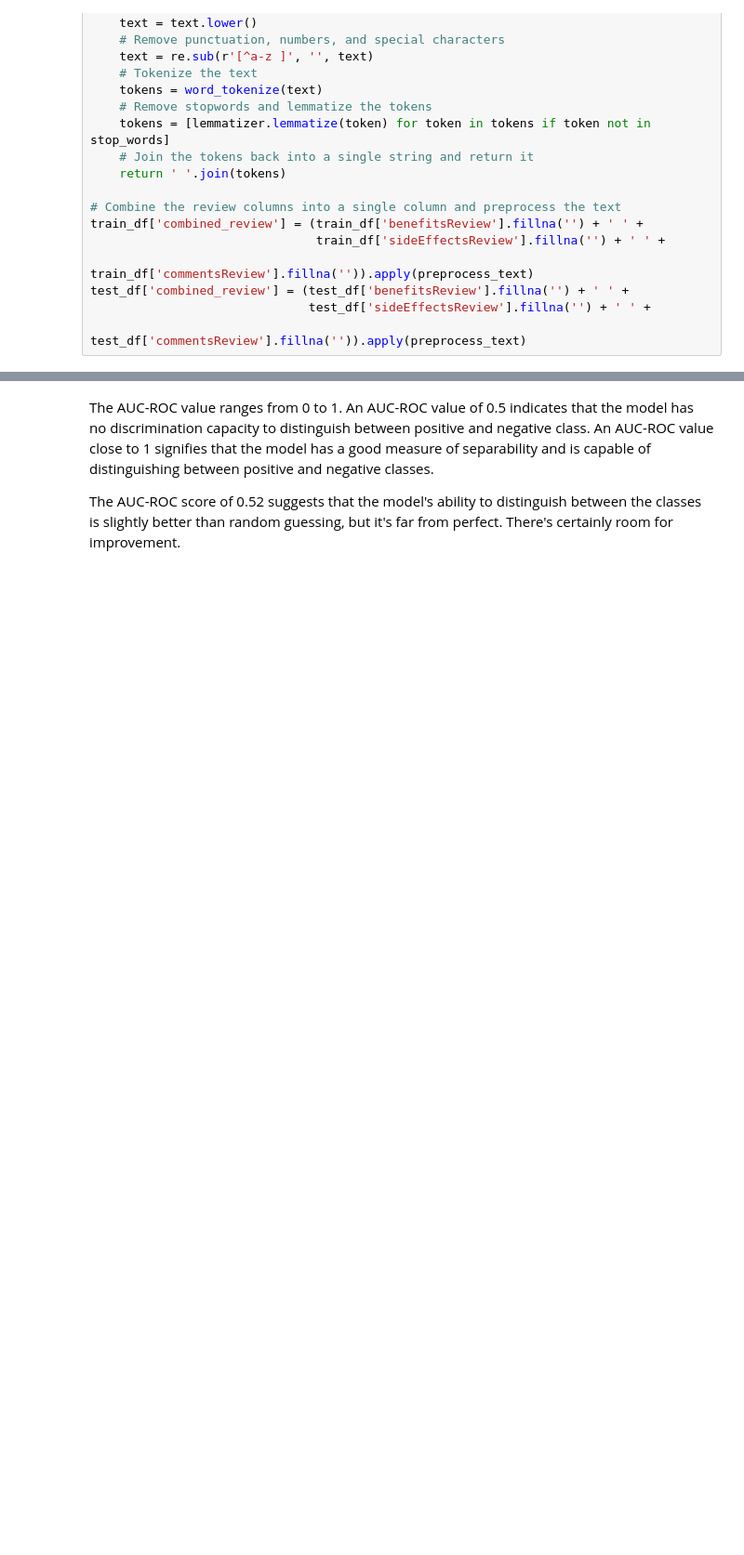
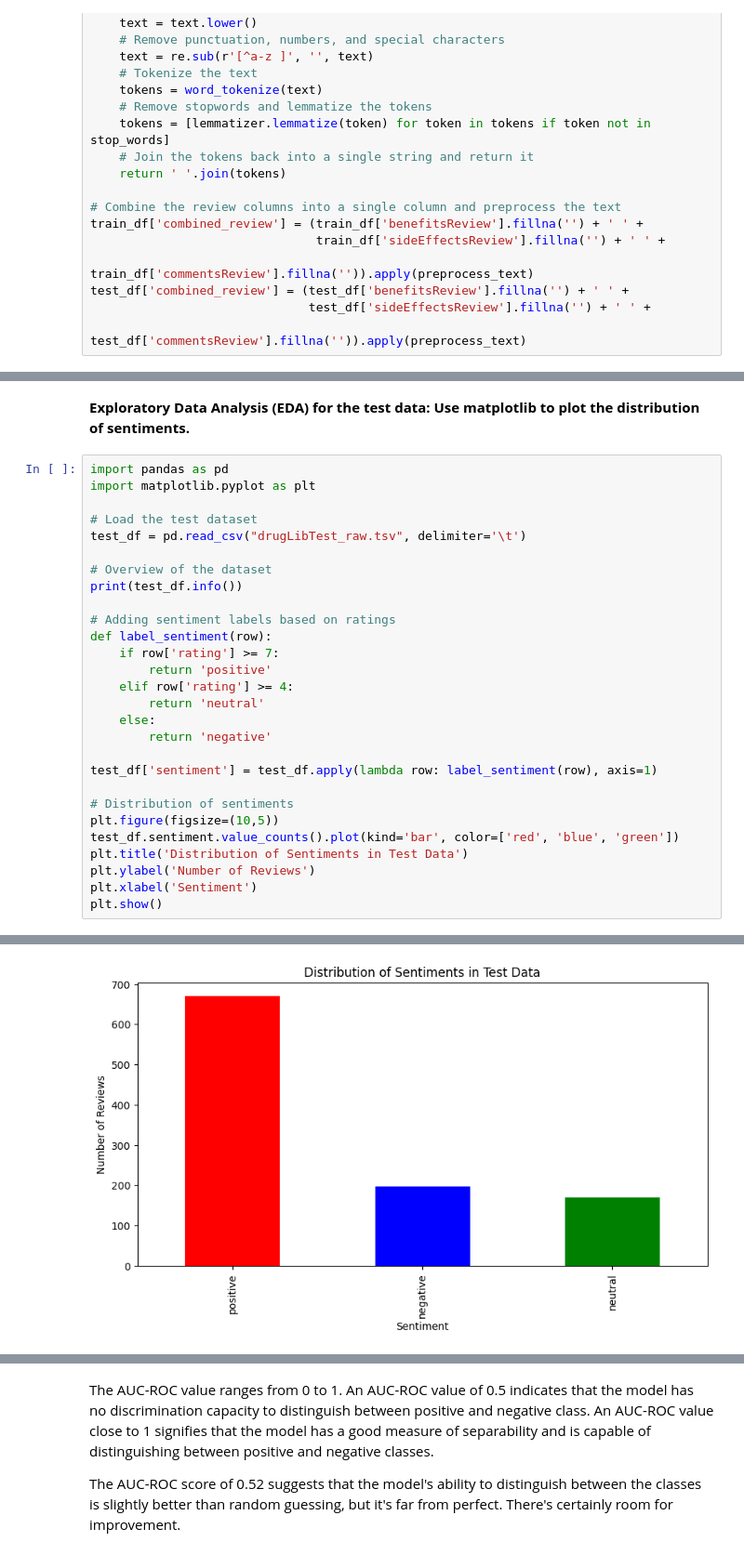
Before and after one commit to TAlkam/Sentiment-Analysis-on-Drug-Reviews, a Jupyter notebook: Sentiment_Analysis.ipynb, the cells around one changed output, grey strips where cells are left out. Shown at 93% size. Saved outputs shown, nothing was run; the diff lists cells and outputs as text; blank space fills up the shorter version.

```diff
--- a/Sentiment_Analysis.ipynb
+++ b/Sentiment_Analysis.ipynb
@@ -151,0 +196,31 @@ plt.show()
+# %% [markdown]
+**Exploratory Data Analysis (EDA) for the test data: Use matplotlib to plot the distribution of sentiments.**
+# %%
+import pandas as pd
+import matplotlib.pyplot as plt
+
+# Load the test dataset
+test_df = pd.read_csv("drugLibTest_raw.tsv", delimiter='\t')
+
+# Overview of the dataset
+print(test_df.info())
+
+# Adding sentiment labels based on ratings
+def label_sentiment(row):
+    if row['rating'] >= 7:
+        return 'positive'
+    elif row['rating'] >= 4:
+        return 'neutral'
+    else:
+        return 'negative'
+
+test_df['sentiment'] = test_df.apply(lambda row: label_sentiment(row), axis=1)
+
+# Distribution of sentiments
+plt.figure(figsize=(10,5))
+test_df.sentiment.value_counts().plot(kind='bar', color=['red', 'blue', 'green'])
+plt.title('Distribution of Sentiments in Test Data')
+plt.ylabel('Number of Reviews')
+plt.xlabel('Sentiment')
+plt.show()
+# %% [output]
@@ -151,0 +244 @@ plt.show()
+[figure, added]
```
Also changed, not shown: parts of 60 cells of this notebook.
